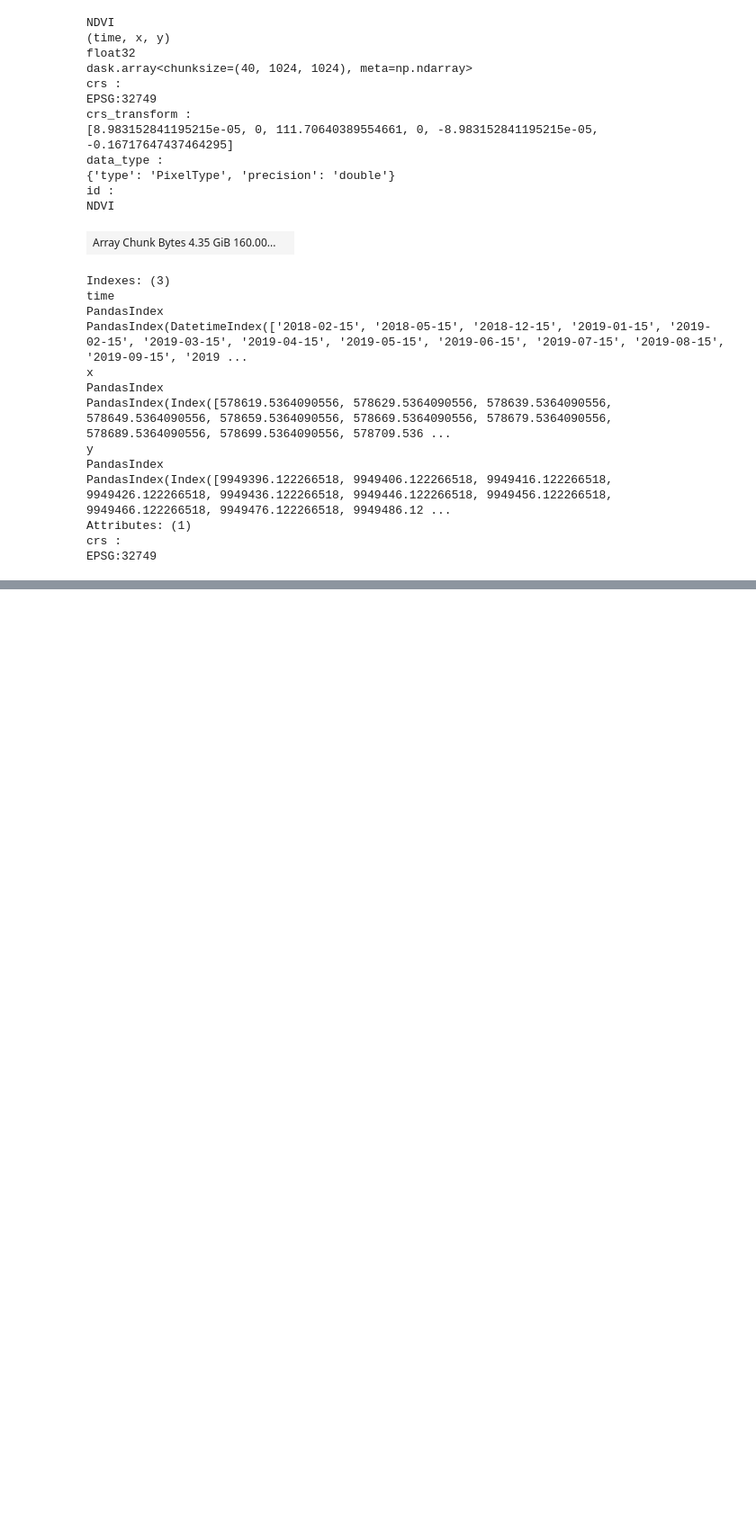
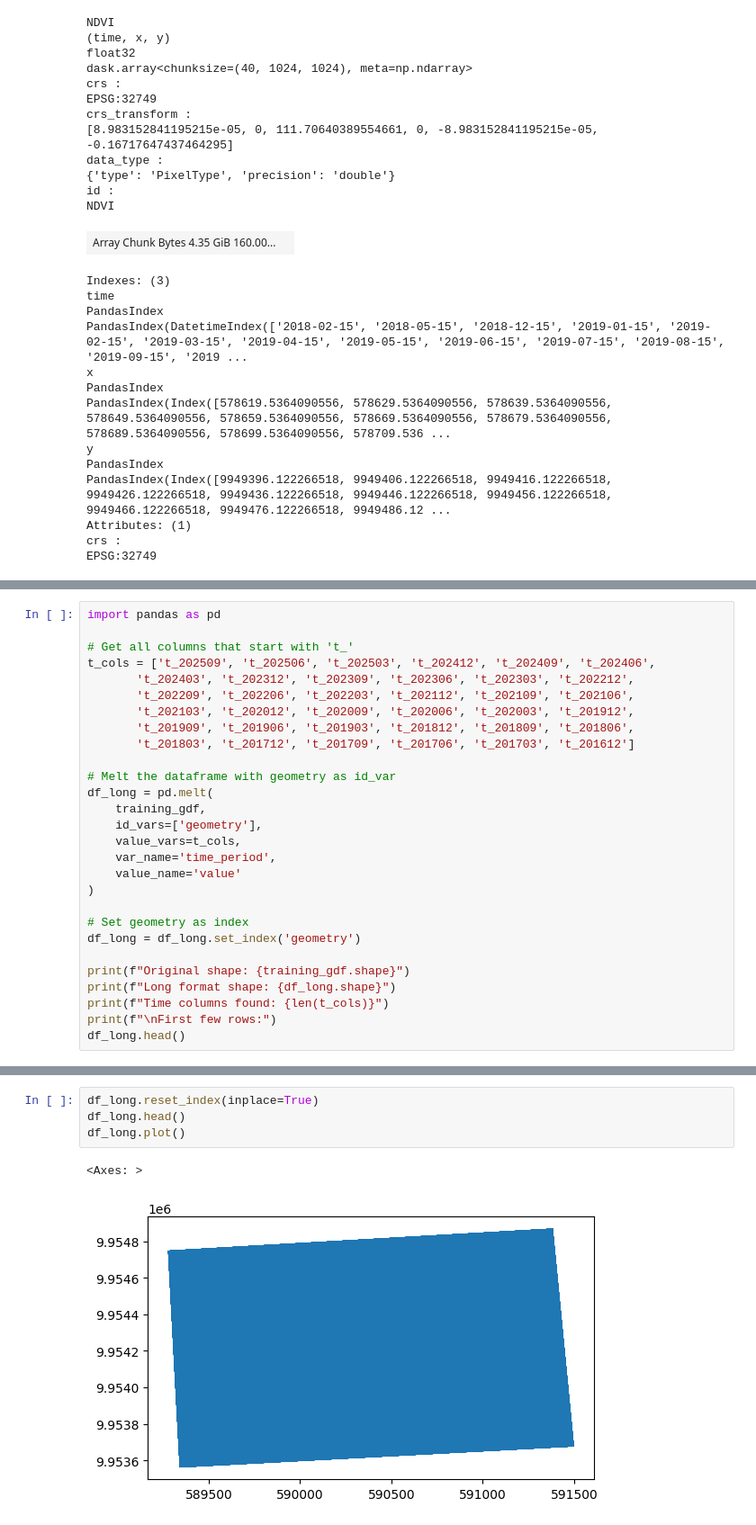
Before and after one commit to miqbalf/gis-carbon-ai, a Jupyter notebook: jupyter/notebooks/02c_forestry_arr_ML_tsfresh.ipynb, the cells around one changed output, grey strips where cells are left out. Shown at 90% size. Drawn from its saved outputs; the diff is of its cells as text; blank space fills up the shorter version.

```diff
--- a/jupyter/notebooks/02c_forestry_arr_ML_tsfresh.ipynb
+++ b/jupyter/notebooks/02c_forestry_arr_ML_tsfresh.ipynb
@@ -302,0 +356,28 @@ EPSG:32749
+# %%
+import pandas as pd
+
+# Get all columns that start with 't_'
+t_cols = ['t_202509', 't_202506', 't_202503', 't_202412', 't_202409', 't_202406',
+       't_202403', 't_202312', 't_202309', 't_202306', 't_202303', 't_202212',
+       't_202209', 't_202206', 't_202203', 't_202112', 't_202109', 't_202106',
+       't_202103', 't_202012', 't_202009', 't_202006', 't_202003', 't_201912',
+       't_201909', 't_201906', 't_201903', 't_201812', 't_201809', 't_201806',
+       't_201803', 't_201712', 't_201709', 't_201706', 't_201703', 't_201612']
+
+# Melt the dataframe with geometry as id_var
+df_long = pd.melt(
+    training_gdf,
+    id_vars=['geometry'],
+    value_vars=t_cols,
+    var_name='time_period',
+    value_name='value'
+)
+
+# Set geometry as index
+df_long = df_long.set_index('geometry')
+
+print(f"Original shape: {training_gdf.shape}")
+print(f"Long format shape: {df_long.shape}")
+print(f"Time columns found: {len(t_cols)}")
+print(f"\nFirst few rows:")
+df_long.head()
@@ -302,0 +397,7 @@ EPSG:32749
+# %%
+df_long.reset_index(inplace=True)
+df_long.head()
+df_long.plot()
+# %% [output]
+<Axes: >
+[figure, added]
```
Also changed, not shown: parts of 26 cells of this notebook, 9 other files.
